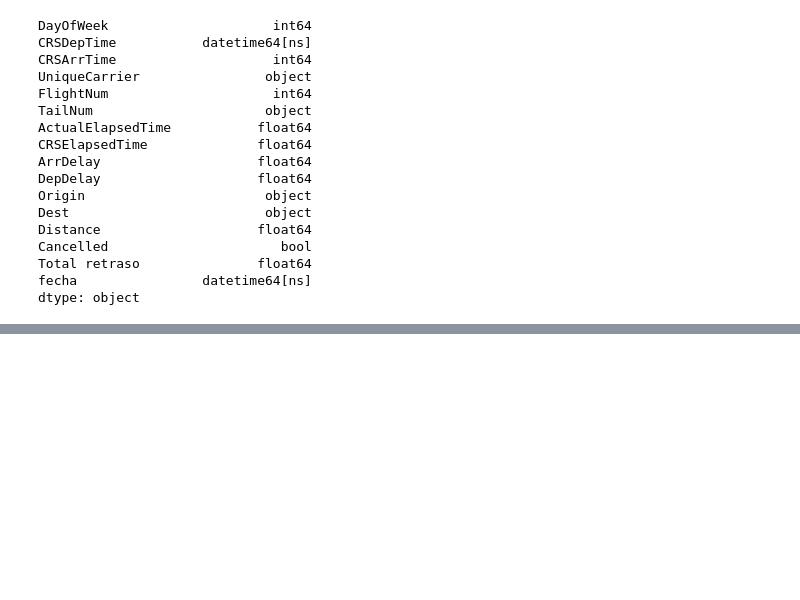
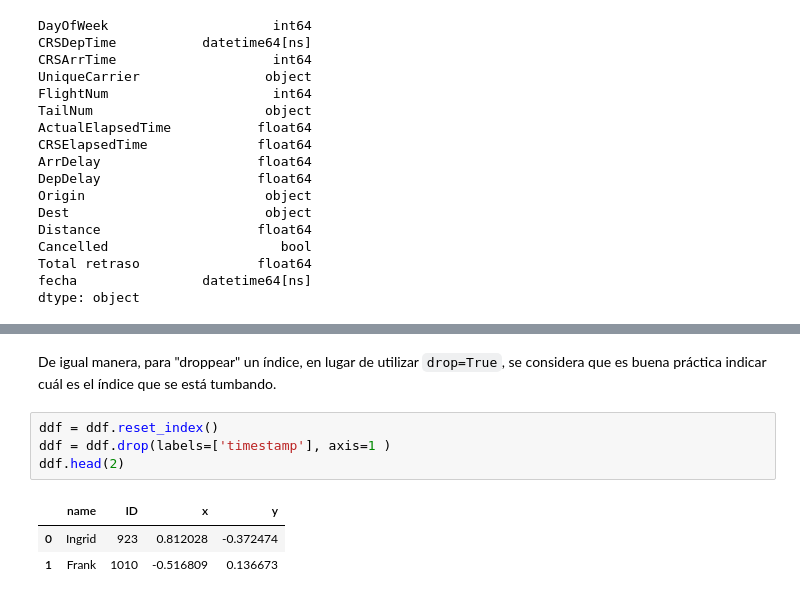
Before and after one commit to roddavalosG/proyecto_dask, a Jupyter notebook: 03_comparacion_pandas_dask.ipynb, the cells around one changed output, grey strips where cells are left out. Drawn from its saved outputs; the diff is of its cells as text; blank space fills up the shorter version.

```diff
--- a/03_comparacion_pandas_dask.ipynb
+++ b/03_comparacion_pandas_dask.ipynb
@@ -253,0 +290,10 @@ dtype: object
+# %% [markdown]
+De igual manera, para "droppear" un índice, en lugar de utilizar `drop=True`, se considera que es buena práctica indicar cuál es el índice que se está tumbando.
+# %%
+ddf = ddf.reset_index()
+ddf = ddf.drop(labels=['timestamp'], axis=1 )
+ddf.head(2)
+# %% [output]
+|  | name | ID | x | y |
+| 0 | Ingrid | 923 | 0.812028 | -0.372474 |
+| 1 | Frank | 1010 | -0.516809 | 0.136673 |
```
Also changed, not shown: parts of 13 cells of this notebook, 7 other files.
